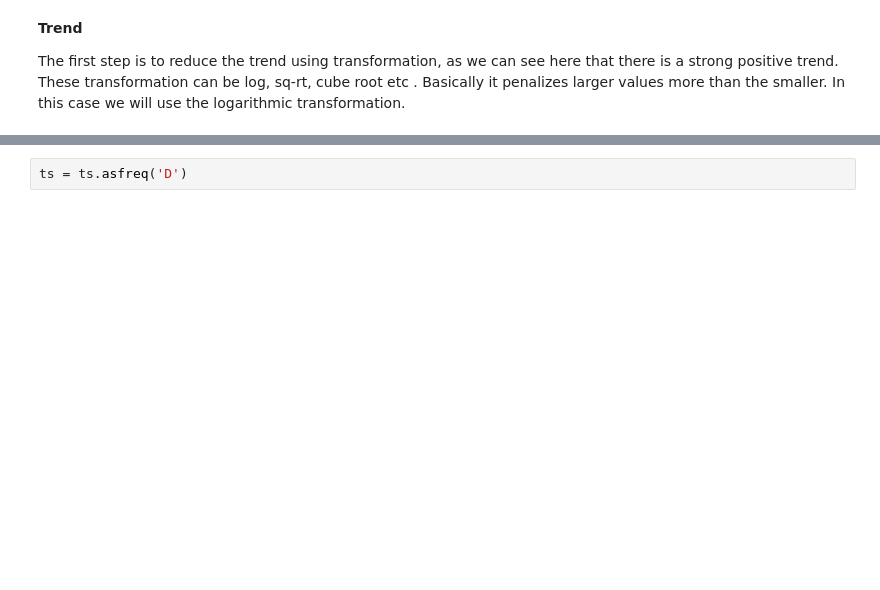
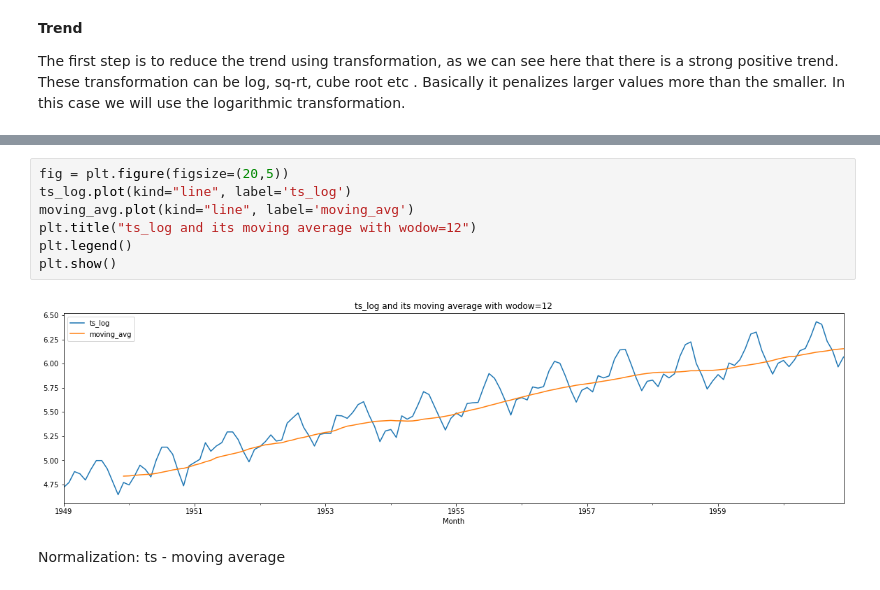
Before and after one commit to dherrerambo/LearnigDS-ML, a Jupyter notebook: TimeSeries/TimeSeries.ipynb, the cells around one changed output, grey strips where cells are left out. Saved outputs shown, nothing was run; the diff lists cells and outputs as text; blank space fills up the shorter version.

```diff
--- a/TimeSeries/TimeSeries.ipynb
+++ b/TimeSeries/TimeSeries.ipynb
@@ -175,2 +219,11 @@ https://stackoverflow.com/questions/61844725/how-to-set-datetime-index-frequency
-# %%
-ts = ts.asfreq('D')
+# %%
+fig = plt.figure(figsize=(20,5))
+ts_log.plot(kind="line", label='ts_log')
+moving_avg.plot(kind="line", label='moving_avg')
+plt.title("ts_log and its moving average with wodow=12")
+plt.legend()
+plt.show()
+# %% [output]
+[figure, added]
+# %% [markdown]
+Normalization: ts - moving average
```
Also changed, not shown: parts of 28 cells of this notebook.
